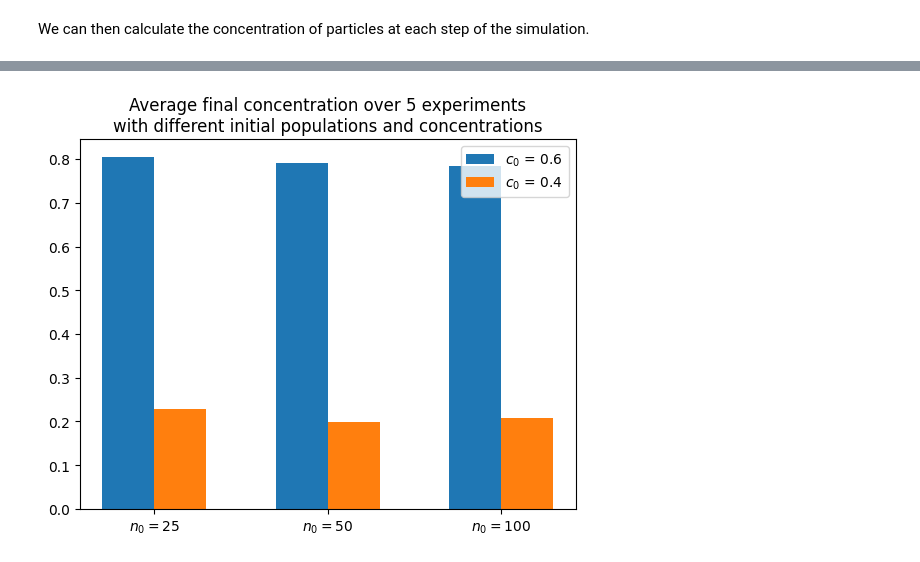
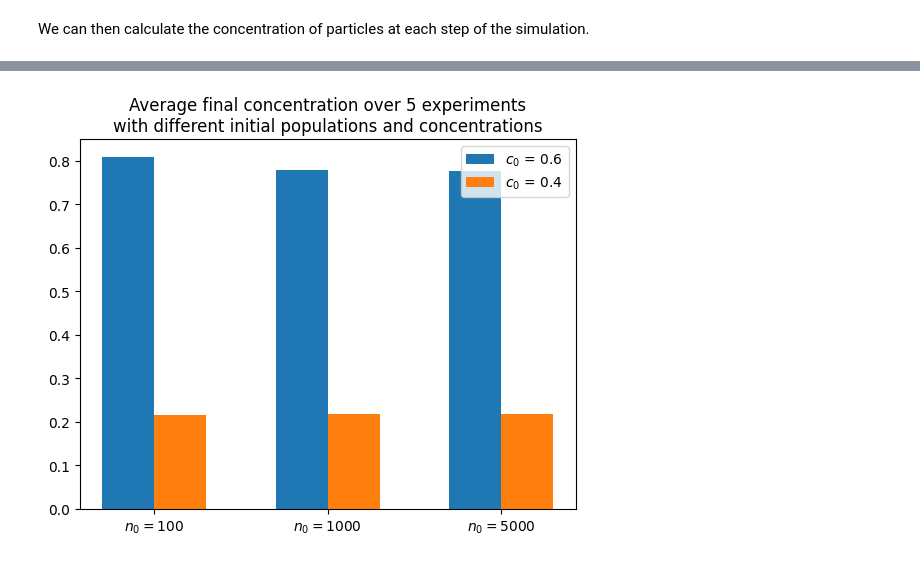
Before and after one commit to Epsylene/BrownianAnnihilation, a Jupyter notebook: brownian.ipynb, the cells around one changed output, grey strips where cells are left out. Drawn from its saved outputs; the diff is of its cells as text; code cells hidden in the pictures.

```diff
--- a/brownian.ipynb
+++ b/brownian.ipynb
@@ -36,5 +48,5 @@ R^2 = 0.9949587953440204
 # %%
-params = [(25, 50, 100), (0.6, 0.4)]
+params = [(100, 1000, 5000), (0.6, 0.4)]
 end_state(Brownian, params, 5)
 # %% [output]
-[figure, old version]
+[figure, new version]
```
Also changed, not shown: parts of 5 cells of this notebook, 2 other files.
